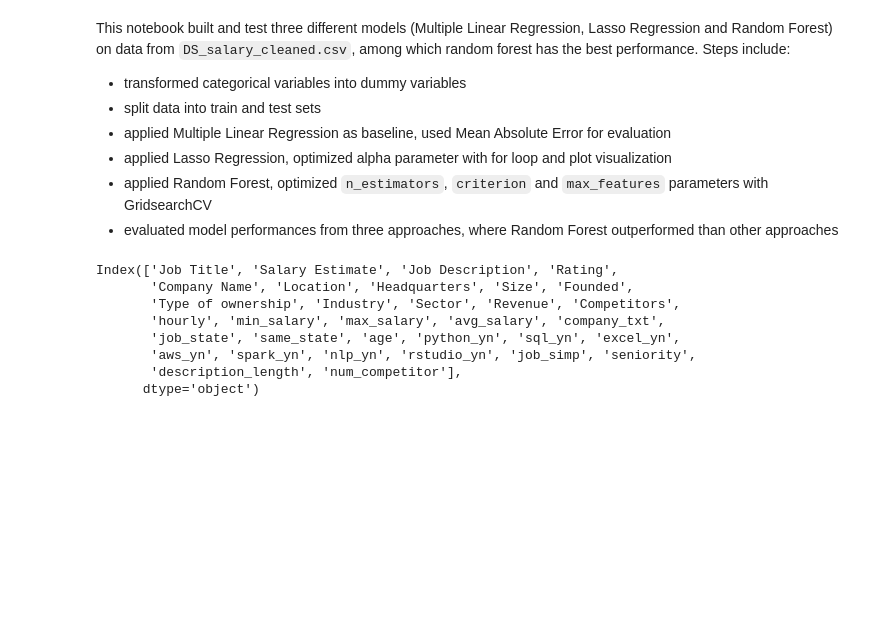
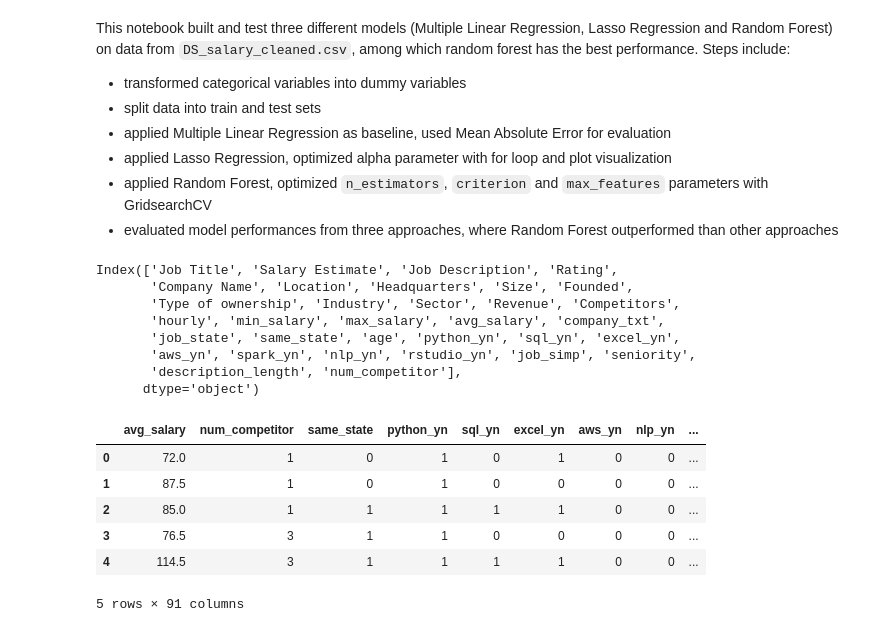
Before and after one commit to rui-zhang-ocean/Predict_Data_Scientist_Salary, a Jupyter notebook: 3_build_model.ipynb, the cells around one changed output. Cells and saved outputs as stored; diff of their text form; code cells hidden in the pictures; blank space fills up the shorter version.

Commit message:
update EDA and model building with different features

```diff
--- a/3_build_model.ipynb
+++ b/3_build_model.ipynb
@@ -30,8 +33,28 @@ Index(['Job Title', 'Salary Estimate', 'Job Description', 'Rating',
       dtype='object')
 # %%
 # choose columns
-df_model = df[['avg_salary','Rating','Size','Type of ownership','Industry',
-               'Sector','Revenue','num_competitor','hourly', 'job_state',
-               'same_state','age','python_yn','sql_yn','excel_yn','aws_yn',
-               'nlp_yn', 'job_simp','seniority','description_length']]
+#df_model = df[['avg_salary','Rating','Size','Type of ownership','Industry',
+#               'Sector','Revenue','num_competitor','job_state','same_state',
+#               'age','python_yn','sql_yn','excel_yn','aws_yn','nlp_yn',
+#               'job_simp','seniority','description_length']]
+df_model = df[['avg_salary','Type of ownership','Sector',
+               'num_competitor','job_state','same_state',
+               'python_yn','sql_yn','excel_yn','aws_yn','nlp_yn',
+               'job_simp','seniority','description_length']]
+# %%
+# Put missing rows into Unknown
+df_model['Type of ownership'].replace({"-1":'Unknown'}, inplace=True)
+df_model['Sector'].replace({"-1":'Unknown'}, inplace=True)
+# %%
+# one hot encoding for categorical variables
+df_dum = pd.get_dummies(df_model)
+df_dum.head()
+# %% [output]
+|  | avg_salary | num_competitor | same_state | python_yn | sql_yn | excel_yn | aws_yn | nlp_yn | ... |
+| 0 | 72.0 | 1 | 0 | 1 | 0 | 1 | 0 | 0 | ... |
+| 1 | 87.5 | 1 | 0 | 1 | 0 | 0 | 0 | 0 | ... |
+| 2 | 85.0 | 1 | 1 | 1 | 1 | 1 | 0 | 0 | ... |
+| 3 | 76.5 | 3 | 1 | 1 | 0 | 0 | 0 | 0 | ... |
+| 4 | 114.5 | 3 | 1 | 1 | 1 | 1 | 0 | 0 | ... |
+5 rows × 91 columns
 # %%
```
Also changed, not shown: parts of 12 cells of this notebook, 1 other file.
